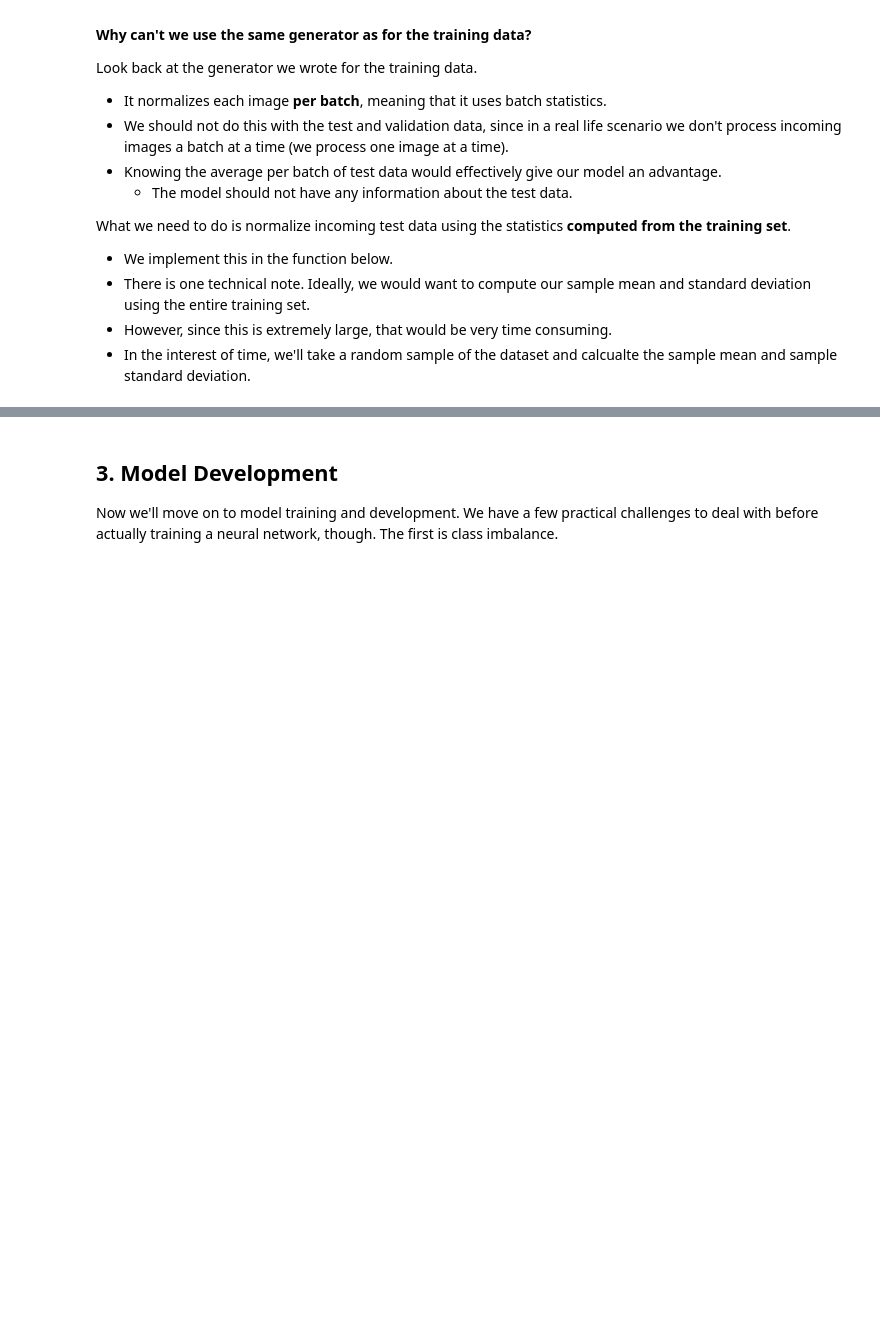
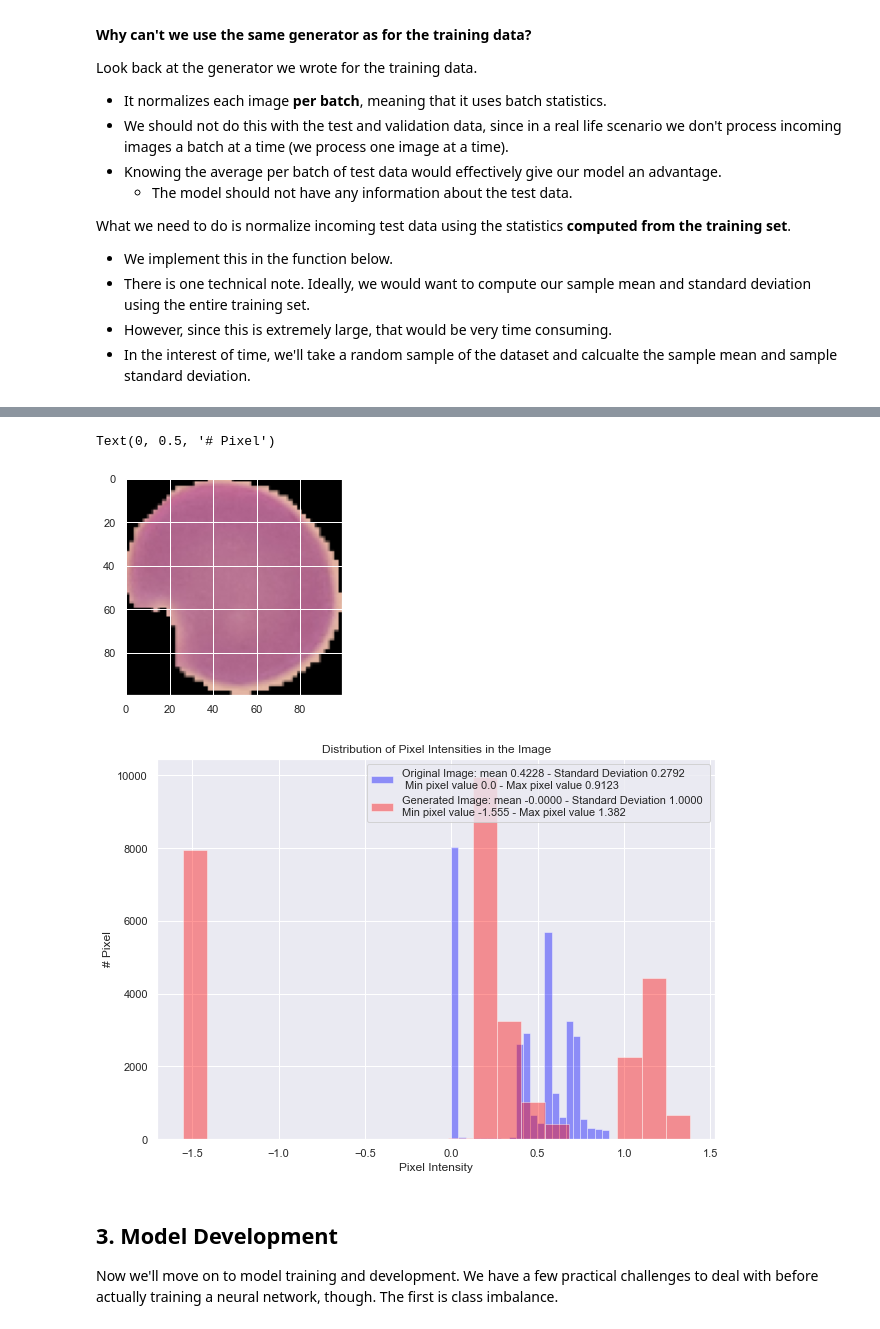
Before and after one commit to dontknowDS/Malaria-Cell-Classification, a Jupyter notebook: Malaria Classification.ipynb, the cells around one changed output, grey strips where cells are left out. Cells and saved outputs as stored; diff of their text form; code cells hidden in the pictures; blank space fills up the shorter version.

```diff
--- a/Malaria Classification.ipynb
+++ b/Malaria Classification.ipynb
@@ -396,32 +431,40 @@ NameError: name 'generated_image' is not defined
 # %%
 #here
-sample_img = df.iloc[0].filename
+import cv2
+sample_img = df.iloc[200].filename
 raw_image = plt.imread(os.path.join(gesamt_directory, sample_img))
-
+raw_image=cv2.resize(raw_image, (100, 100))
+plt.imshow(raw_image)
+plt.show
 
 
 sns.set()
 plt.figure(figsize=(10, 7))
+
 
 # Plot histogram for original iamge
 sns.distplot(raw_image.ravel(),
              label=f'Original Image: mean {np.mean(raw_image):.4f} - Standard Deviation {np.std(raw_image):.4f} \n '
              f'Min pixel value {np.min(raw_image):.4} - Max pixel value {np.max(raw_image):.4}',
              color='blue',
              kde=False)
 
 # Plot histogram for generated image
 sns.distplot(generated_image[0].ravel(),
              label=f'Generated Image: mean {np.mean(generated_image[0]):.4f} - Standard Deviation {np.std(generated_image[0]):.4f} \n'
              f'Min pixel value {np.min(generated_image[0]):.4} - Max pixel value {np.max(generated_image[0]):.4}',
              color='red',
              kde=False)
 
 # Place legends
 plt.legend()
 plt.title('Distribution of Pixel Intensities in the Image')
 plt.xlabel('Pixel Intensity')
 plt.ylabel('# Pixel')
+# %% [output]
+Text(0, 0.5, '# Pixel')
+[figure, added]
+[figure, added]
 # %% [markdown]
 <a name='3'></a>
 ## 3. Model Development
```
Also changed, not shown: parts of 30 cells of this notebook.
